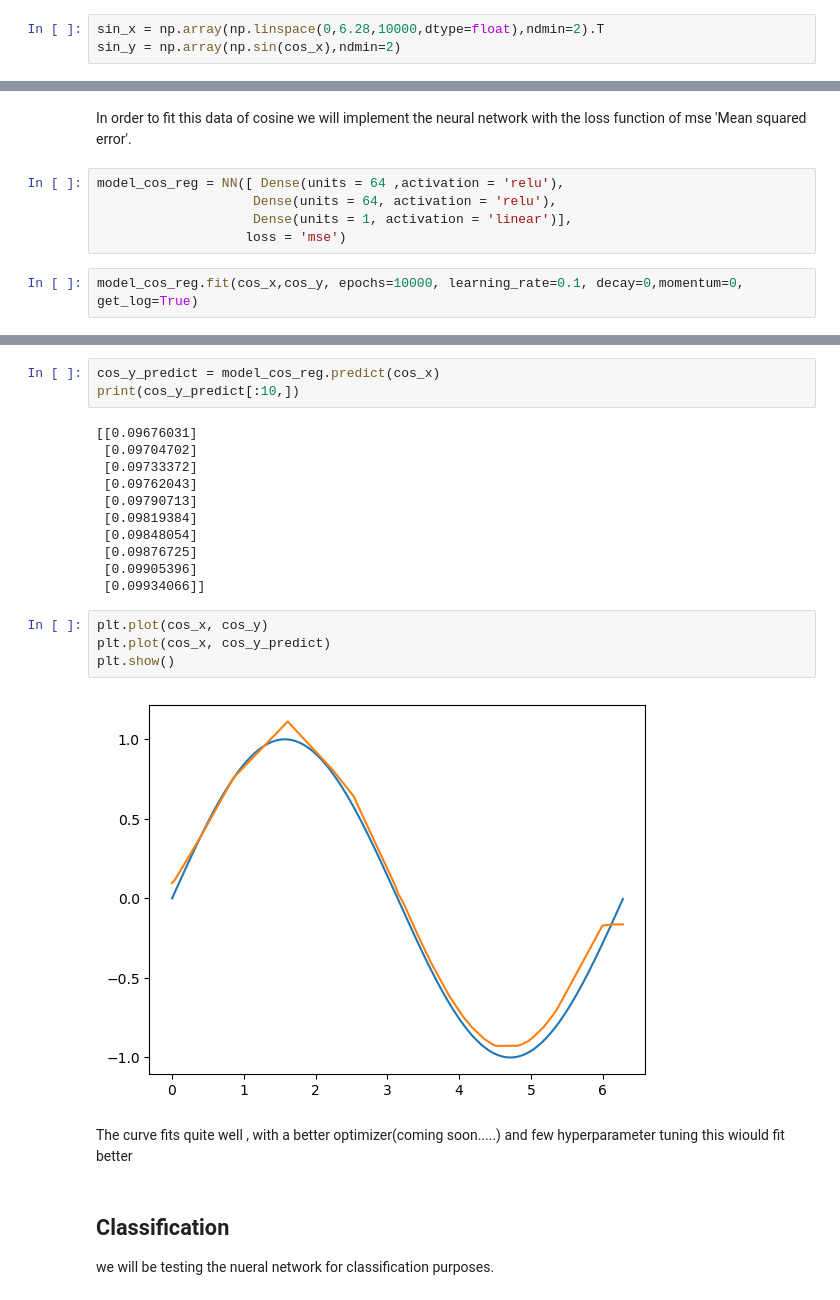
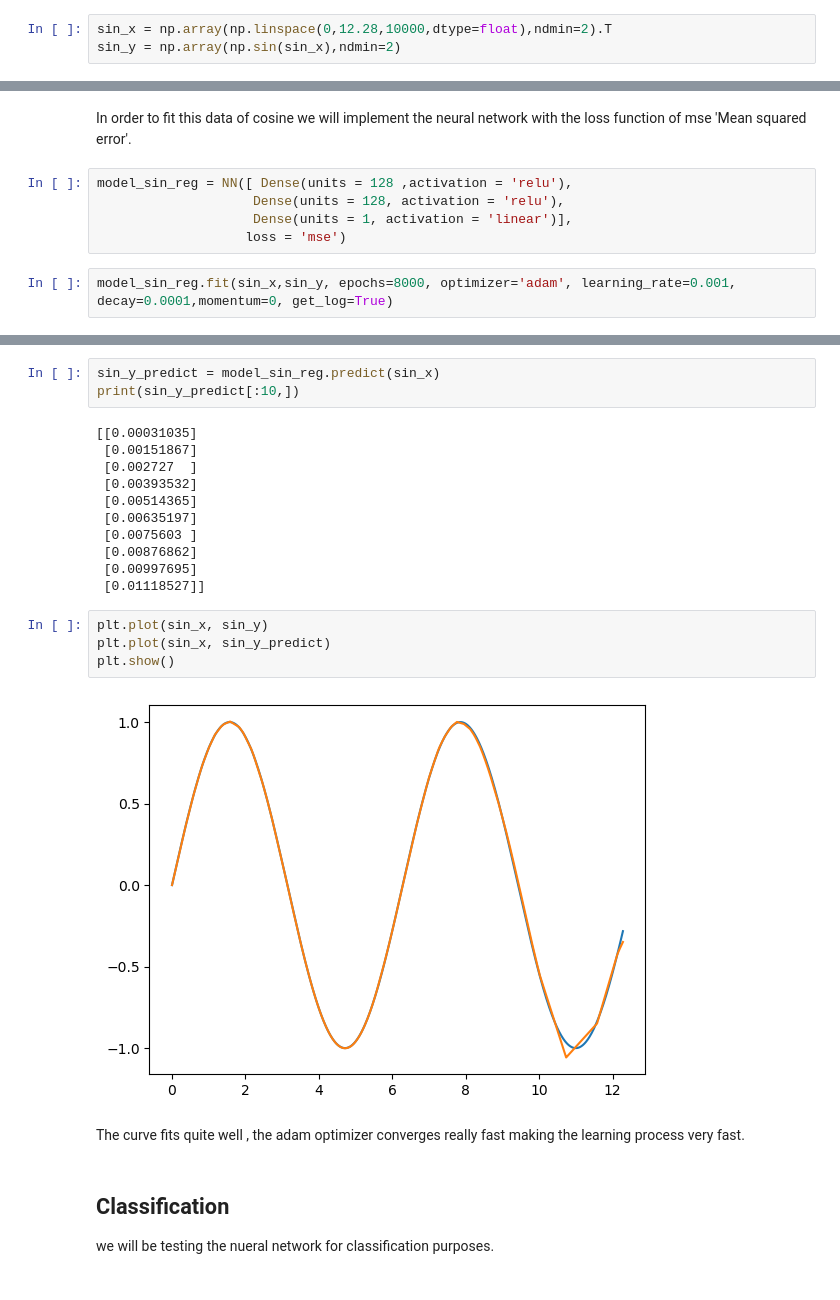
Before and after one commit to sayak2103/Neuwork, a Jupyter notebook: test.ipynb, the cells around one changed output, grey strips where cells are left out. Saved outputs shown, nothing was run; the diff lists cells and outputs as text.

Commit message:
adding adam optimizer

```diff
--- a/test.ipynb
+++ b/test.ipynb
@@ -8,8 +8,8 @@ from NN_module.layers import Dense
 ## Regression
 to test the regression capabilities of this neural network we will fit a NN into a sine plot
 # %%
-sin_x = np.array(np.linspace(0,6.28,10000,dtype=float),ndmin=2).T
-sin_y = np.array(np.sin(cos_x),ndmin=2)
+sin_x = np.array(np.linspace(0,12.28,10000,dtype=float),ndmin=2).T
+sin_y = np.array(np.sin(sin_x),ndmin=2)
 # %%
 plt.plot(sin_x, sin_y)
 plt.show()
@@ -18,10 +18,10 @@ plt.show()
 # %% [markdown]
 In order to fit this data of cosine we will implement the neural network with the loss function of mse 'Mean squared error'.
 # %%
-model_cos_reg = NN([ Dense(units = 64 ,activation = 'relu'),
-                    Dense(units = 64, activation = 'relu'),
+model_sin_reg = NN([ Dense(units = 128 ,activation = 'relu'),
+                    Dense(units = 128, activation = 'relu'),
                     Dense(units = 1, activation = 'linear')],
                    loss = 'mse')
 # %%
-model_cos_reg.fit(cos_x,cos_y, epochs=10000, learning_rate=0.1, decay=0,momentum=0, get_log=True)
+model_sin_reg.fit(sin_x,sin_y, epochs=8000, optimizer='adam', learning_rate=0.001, decay=0.0001,momentum=0, get_log=True)
 # %% [output]
@@ -47,25 +47,25 @@ epoch: 9000loss: 0.005
 # %%
-cos_y_predict = model_cos_reg.predict(cos_x)
-print(cos_y_predict[:10,])
+sin_y_predict = model_sin_reg.predict(sin_x)
+print(sin_y_predict[:10,])
 # %% [output]
-[[0.09676031]
- [0.09704702]
- [0.09733372]
- [0.09762043]
- [0.09790713]
- [0.09819384]
- [0.09848054]
- [0.09876725]
- [0.09905396]
- [0.09934066]]
+[[0.00031035]
+ [0.00151867]
+ [0.002727  ]
+ [0.00393532]
+ [0.00514365]
+ [0.00635197]
+ [0.0075603 ]
+ [0.00876862]
+ [0.00997695]
+ [0.01118527]]
 # %%
-plt.plot(cos_x, cos_y)
-plt.plot(cos_x, cos_y_predict)
+plt.plot(sin_x, sin_y)
+plt.plot(sin_x, sin_y_predict)
 plt.show()
 # %% [output]
-[figure, old version]
+[figure, new version]
 # %% [markdown]
-The curve fits quite well , with a better optimizer(coming soon.....) and few hyperparameter tuning this wiould fit better
+The curve fits quite well , the adam optimizer converges really fast making the learning process very fast.
 # %% [markdown]
 ## Classification
 we will be testing the nueral network for classification purposes.
```
Also changed, not shown: parts of 2 cells of this notebook, 3 other files.
